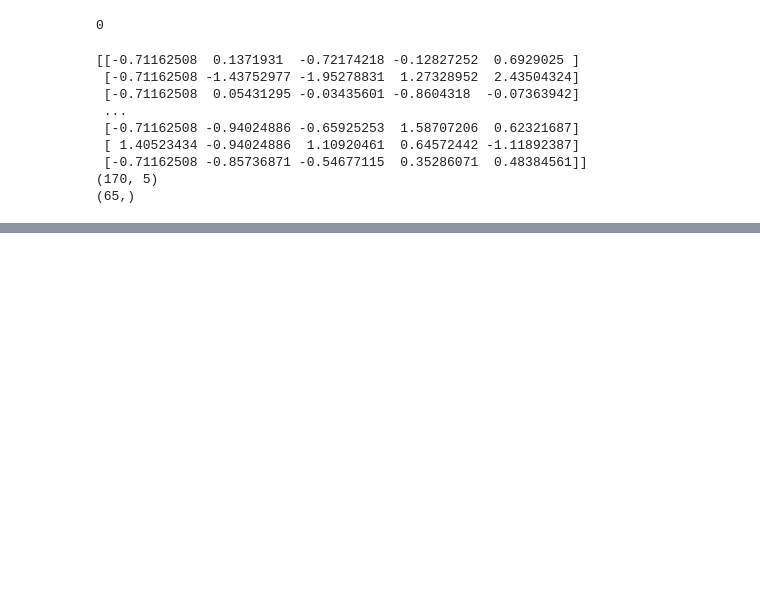
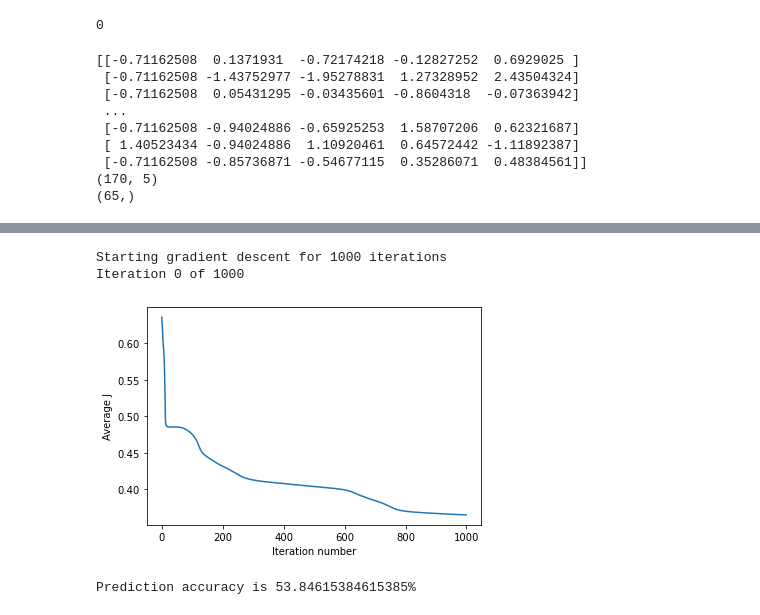
Before and after one commit to MichaelLiKwan/Dementia-ML-Project, a Jupyter notebook: Dementia Project-NM.ipynb, the cells around one changed output, grey strips where cells are left out. Saved outputs shown, nothing was run; the diff lists cells and outputs as text; code cells hidden in the pictures; blank space fills up the shorter version.

```diff
--- a/Dementia Project-NM.ipynb
+++ b/Dementia Project-NM.ipynb
@@ -420,0 +467,26 @@ plt.legend(['Training Accuracy', 'Test Accuracy'], loc='upper right')
+# %%
+def init_tri_values(nn_structure):
+    tri_W = {}
+    tri_b = {}
+    for l in range(1, len(nn_structure)):
+        tri_W[l] = np.zeros((nn_structure[l], nn_structure[l-1]))
+        tri_b[l] = np.zeros((nn_structure[l],))
+    return tri_W, tri_b
+# %%
+def feed_forward(x, W, b):
+    a = {1: x} # create a dictionary for holding the a values for all levels
+    z = { } # create a dictionary for holding the z values for all the layers
+    for l in range(1, len(W) + 1): # for each layer
+        node_in = a[l]
+        z[l+1] = W[l].dot(node_in) + b[l]  # z^(l+1) = W^(l)*a^(l) + b^(l)
+        a[l+1] = f(z[l+1]) # a^(l+1) = f(z^(l+1))
+    return a, z
+# %%
+def calculate_out_layer_delta(y, a_out, z_out):
+    # delta^(nl) = -(y_i - a_i^(nl)) * f'(z_i^(nl))
+    return -(y-a_out) * f_deriv(z_out)
+
+
+def calculate_hidden_delta(delta_plus_1, w_l, z_l):
+    # delta^(l) = (transpose(W^(l)) * delta^(l+1)) * f'(z^(l))
+    return np.dot(np.transpose(w_l), delta_plus_1) * f_deriv(z_l)
@@ -421,2 +541,24 @@ plt.legend(['Training Accuracy', 'Test Accuracy'], loc='upper right')
+# %%
+nn_structure = [5, 5, 5, 5, 5, 1]
+
+# train the NN
+W, b, avg_cost_func = train_nn(nn_structure, x_train, y_train, 1000)
+# %% [output]
+Starting gradient descent for 1000 iterations
+Iteration 0 of 1000
+# %%
+# plot the avg_cost_func
+plt.plot(avg_cost_func)
+plt.ylabel('Average J')
+plt.xlabel('Iteration number')
+plt.show()
+# %% [output]
+[figure, added]
+# %%
+# get the prediction accuracy and print
+y_pred = predict_y(W, b, x_test, 6)
+print('Prediction accuracy is {}%'.format(accuracy_score(y_test, y_pred) * 100))
+# %% [output]
+Prediction accuracy is 53.84615384615385%
 # %%
 # Unsupervised Learning
```
Also changed, not shown: parts of 15 cells of this notebook.
